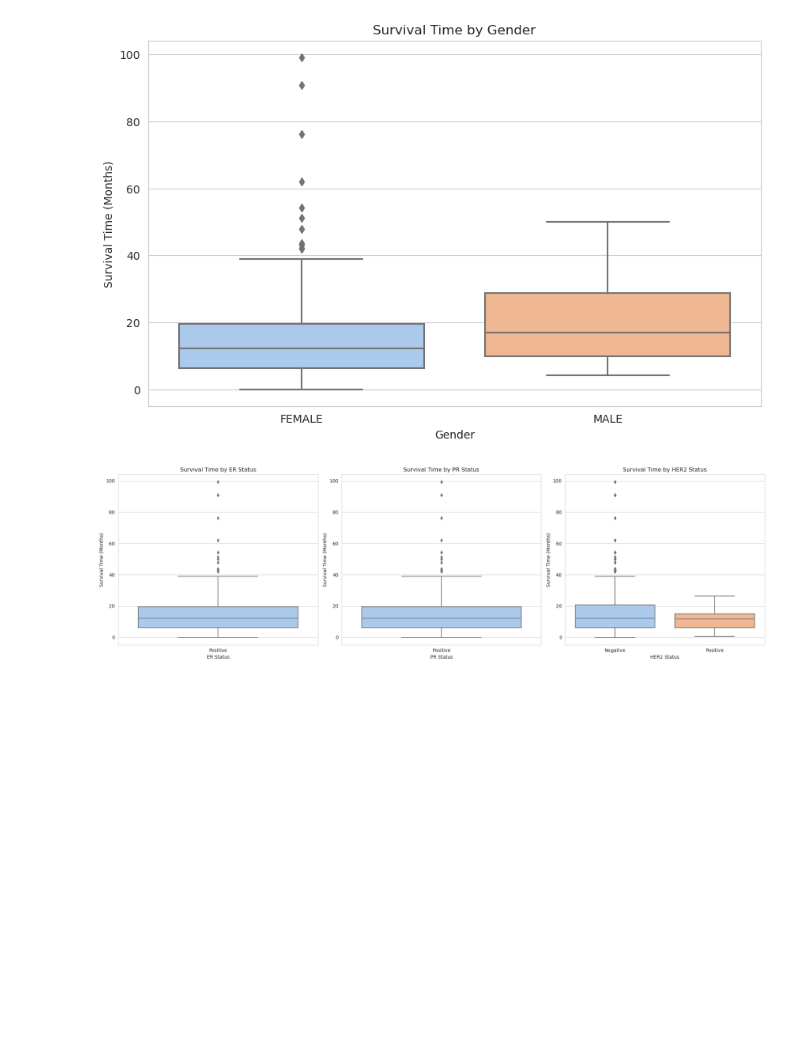
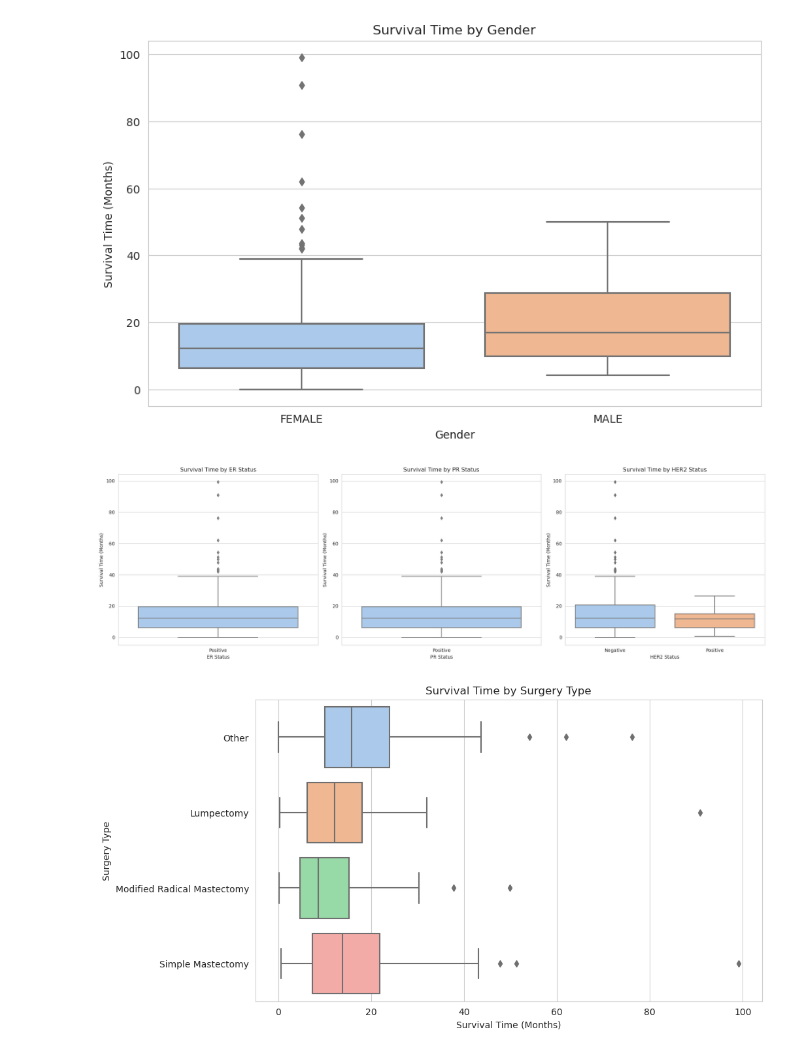
Before and after one commit to raj-rajat/Increasing-Breast-Cancer-Awareness, a Jupyter notebook: increasing-breast-cancer-awareness.ipynb, the cells around one changed output. Saved outputs shown, nothing was run; the diff lists cells and outputs as text; code cells hidden in the pictures; blank space fills up the shorter version.

```diff
--- a/increasing-breast-cancer-awareness.ipynb
+++ b/increasing-breast-cancer-awareness.ipynb
@@ -245,3 +247,13 @@ plt.tight_layout()
 plt.show()
 # %% [output]
 [figure]
+# %%
+# Create a box plot for the Survival Time by Surgery Type
+plt.figure(figsize=(10,6))
+sns.boxplot(x='Survival_Time_Months', y='Surgery_type', data=df_clean)
+plt.title('Survival Time by Surgery Type')
+plt.xlabel('Survival Time (Months)')
+plt.ylabel('Surgery Type')
+plt.show()
+# %% [output]
+[figure, added]
```
Also changed, not shown: parts of 7 cells of this notebook.
